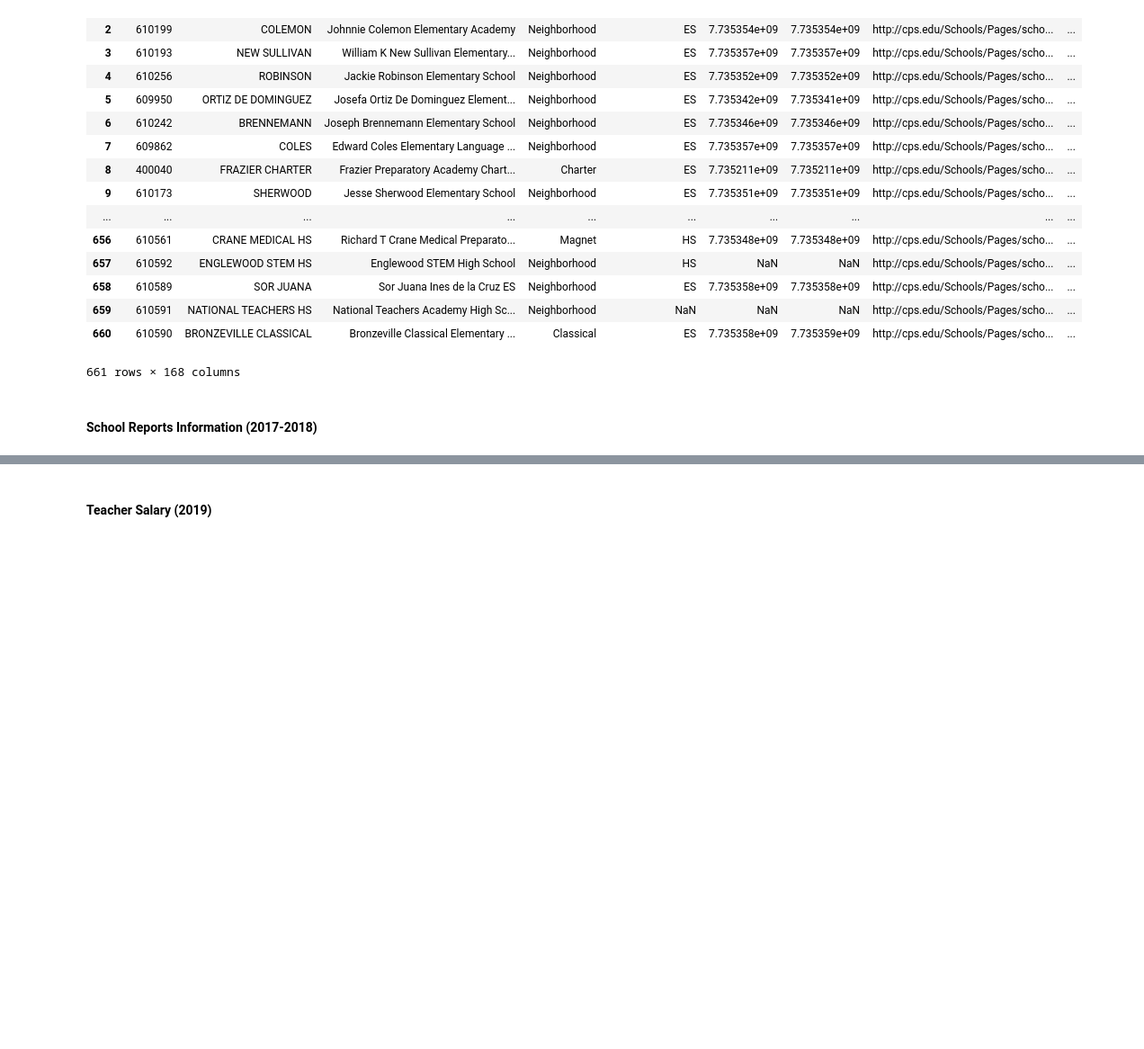
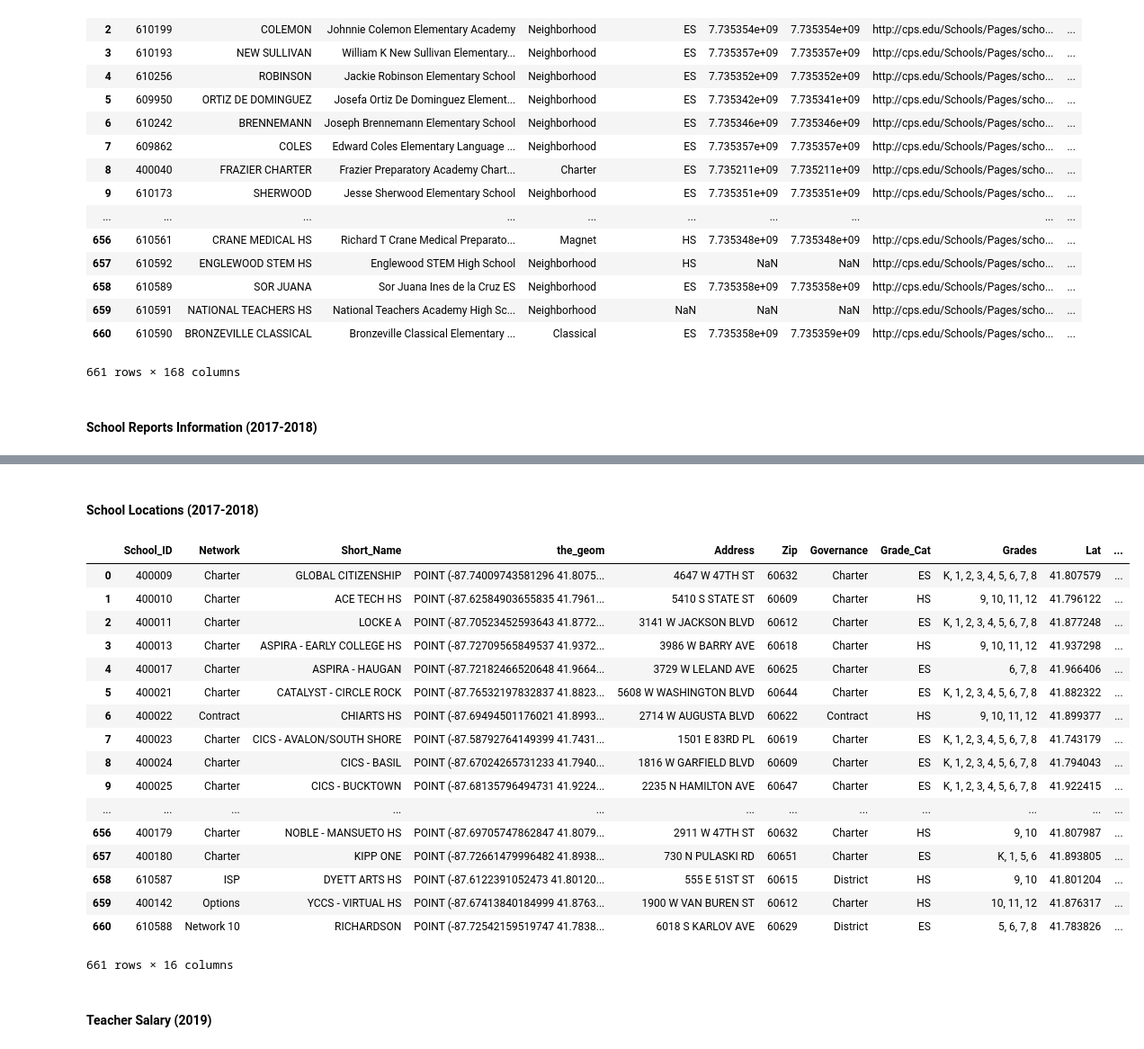
Before and after one commit to kathleengraham/chicago-public-school-ETL, a Jupyter notebook: cps-etl.ipynb, the cells around one changed output, grey strips where cells are left out. Shown at 90% size. Saved outputs shown, nothing was run; the diff lists cells and outputs as text; code cells hidden in the pictures; blank space fills up the shorter version.

Commit message:
completed extraction of four csv files

```diff
--- a/cps-etl.ipynb
+++ b/cps-etl.ipynb
@@ -38,0 +65,26 @@ school_profile_df
+# %% [markdown]
+#### School Locations (2017-2018)
+# %%
+# extract school locations
+school_locations_file = "data/cps-school-locations-17-18.csv"
+school_locations_df = pd.read_csv(school_locations_file)
+school_locations_df
+# %% [output]
+|  | School_ID | Network | Short_Name | the_geom | Address | Zip | Governance | Grade_Cat | Grades | Lat | ... |
+| 0 | 400009 | Charter | GLOBAL CITIZENSHIP | POINT (-87.74009743581296 41.8075... | 4647 W 47TH ST | 60632 | Charter | ES | K, 1, 2, 3, 4, 5, 6, 7, 8 | 41.807579 | ... |
+| 1 | 400010 | Charter | ACE TECH HS | POINT (-87.62584903655835 41.7961... | 5410 S STATE ST | 60609 | Charter | HS | 9, 10, 11, 12 | 41.796122 | ... |
+| 2 | 400011 | Charter | LOCKE A | POINT (-87.70523452593643 41.8772... | 3141 W JACKSON BLVD | 60612 | Charter | ES | K, 1, 2, 3, 4, 5, 6, 7, 8 | 41.877248 | ... |
+| 3 | 400013 | Charter | ASPIRA - EARLY COLLEGE HS | POINT (-87.72709565849537 41.9372... | 3986 W BARRY AVE | 60618 | Charter | HS | 9, 10, 11, 12 | 41.937298 | ... |
+| 4 | 400017 | Charter | ASPIRA - HAUGAN | POINT (-87.72182466520648 41.9664... | 3729 W LELAND AVE | 60625 | Charter | ES | 6, 7, 8 | 41.966406 | ... |
+| 5 | 400021 | Charter | CATALYST - CIRCLE ROCK | POINT (-87.76532197832837 41.8823... | 5608 W WASHINGTON BLVD | 60644 | Charter | ES | K, 1, 2, 3, 4, 5, 6, 7, 8 | 41.882322 | ... |
+| 6 | 400022 | Contract | CHIARTS HS | POINT (-87.69494501176021 41.8993... | 2714 W AUGUSTA BLVD | 60622 | Contract | HS | 9, 10, 11, 12 | 41.899377 | ... |
+| 7 | 400023 | Charter | CICS - AVALON/SOUTH SHORE | POINT (-87.58792764149399 41.7431... | 1501 E 83RD PL | 60619 | Charter | ES | K, 1, 2, 3, 4, 5, 6, 7, 8 | 41.743179 | ... |
+| 8 | 400024 | Charter | CICS - BASIL | POINT (-87.67024265731233 41.7940... | 1816 W GARFIELD BLVD | 60609 | Charter | ES | K, 1, 2, 3, 4, 5, 6, 7, 8 | 41.794043 | ... |
+| 9 | 400025 | Charter | CICS - BUCKTOWN | POINT (-87.68135796494731 41.9224... | 2235 N HAMILTON AVE | 60647 | Charter | ES | K, 1, 2, 3, 4, 5, 6, 7, 8 | 41.922415 | ... |
+| ... | ... | ... | ... | ... | ... | ... | ... | ... | ... | ... | ... |
+| 656 | 400179 | Charter | NOBLE - MANSUETO HS | POINT (-87.69705747862847 41.8079... | 2911 W 47TH ST | 60632 | Charter | HS | 9, 10 | 41.807987 | ... |
+| 657 | 400180 | Charter | KIPP ONE | POINT (-87.72661479996482 41.8938... | 730 N PULASKI RD | 60651 | Charter | ES | K, 1, 5, 6 | 41.893805 | ... |
+| 658 | 610587 | ISP | DYETT ARTS HS | POINT (-87.6122391052473 41.80120... | 555 E 51ST ST | 60615 | District | HS | 9, 10 | 41.801204 | ... |
+| 659 | 400142 | Options | YCCS - VIRTUAL HS | POINT (-87.67413840184999 41.8763... | 1900 W VAN BUREN ST | 60612 | Charter | HS | 10, 11, 12 | 41.876317 | ... |
+| 660 | 610588 | Network 10 | RICHARDSON | POINT (-87.72542159519747 41.7838... | 6018 S KARLOV AVE | 60629 | District | ES | 5, 6, 7, 8 | 41.783826 | ... |
+661 rows × 16 columns
```
Also changed, not shown: parts of 7 cells of this notebook, 2 other files.
